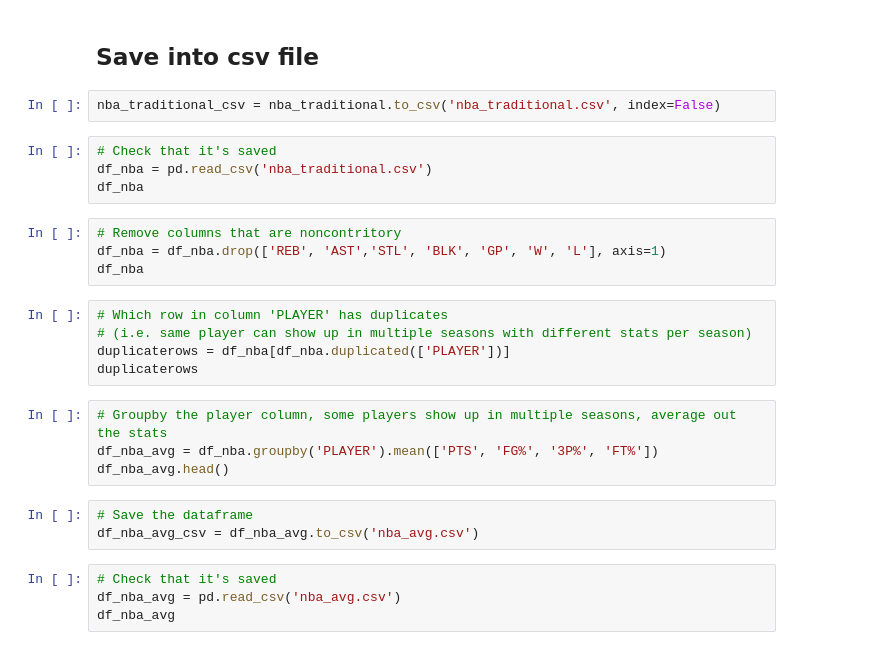
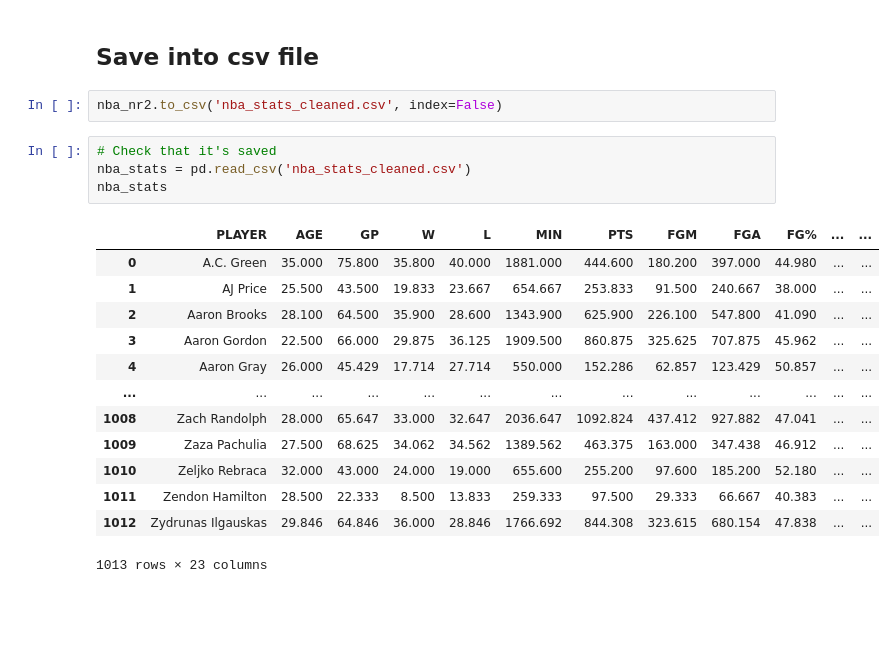
Before and after one commit to sandra-t-3282/NBA_Salary_Regression, a Jupyter notebook: traditional_nba_pipeline_final.ipynb, the cells around one changed output. Drawn from its saved outputs; the diff is of its cells as text; blank space fills up the shorter version.

```diff
--- a/traditional_nba_pipeline_final.ipynb
+++ b/traditional_nba_pipeline_final.ipynb
@@ -312,28 +417,22 @@ nba_traditional.info()
 # %% [markdown]
 ## Save into csv file
 # %%
-nba_traditional_csv = nba_traditional.to_csv('nba_traditional.csv', index=False)
+nba_nr2.to_csv('nba_stats_cleaned.csv', index=False)
 # %%
 # Check that it's saved
-df_nba = pd.read_csv('nba_traditional.csv')
-df_nba
+nba_stats = pd.read_csv('nba_stats_cleaned.csv')
+nba_stats
+# %% [output]
+|  | PLAYER | AGE | GP | W | L | MIN | PTS | FGM | FGA | FG% | ... | ... |
+| 0 | A.C. Green | 35.000 | 75.800 | 35.800 | 40.000 | 1881.000 | 444.600 | 180.200 | 397.000 | 44.980 | ... | ... |
+| 1 | AJ Price | 25.500 | 43.500 | 19.833 | 23.667 | 654.667 | 253.833 | 91.500 | 240.667 | 38.000 | ... | ... |
+| 2 | Aaron Brooks | 28.100 | 64.500 | 35.900 | 28.600 | 1343.900 | 625.900 | 226.100 | 547.800 | 41.090 | ... | ... |
+| 3 | Aaron Gordon | 22.500 | 66.000 | 29.875 | 36.125 | 1909.500 | 860.875 | 325.625 | 707.875 | 45.962 | ... | ... |
+| 4 | Aaron Gray | 26.000 | 45.429 | 17.714 | 27.714 | 550.000 | 152.286 | 62.857 | 123.429 | 50.857 | ... | ... |
+| ... | ... | ... | ... | ... | ... | ... | ... | ... | ... | ... | ... | ... |
+| 1008 | Zach Randolph | 28.000 | 65.647 | 33.000 | 32.647 | 2036.647 | 1092.824 | 437.412 | 927.882 | 47.041 | ... | ... |
+| 1009 | Zaza Pachulia | 27.500 | 68.625 | 34.062 | 34.562 | 1389.562 | 463.375 | 163.000 | 347.438 | 46.912 | ... | ... |
+| 1010 | Zeljko Rebraca | 32.000 | 43.000 | 24.000 | 19.000 | 655.600 | 255.200 | 97.600 | 185.200 | 52.180 | ... | ... |
+| 1011 | Zendon Hamilton | 28.500 | 22.333 | 8.500 | 13.833 | 259.333 | 97.500 | 29.333 | 66.667 | 40.383 | ... | ... |
+| 1012 | Zydrunas Ilgauskas | 29.846 | 64.846 | 36.000 | 28.846 | 1766.692 | 844.308 | 323.615 | 680.154 | 47.838 | ... | ... |
+1013 rows × 23 columns
-# %%
-# Remove columns that are noncontritory
-df_nba = df_nba.drop(['REB', 'AST','STL', 'BLK', 'GP', 'W', 'L'], axis=1)
-df_nba
-# %%
-# Which row in column 'PLAYER' has duplicates
-# (i.e. same player can show up in multiple seasons with different stats per season)
-duplicaterows = df_nba[df_nba.duplicated(['PLAYER'])]
-duplicaterows
-# %%
-# Groupby the player column, some players show up in multiple seasons, average out the stats
-df_nba_avg = df_nba.groupby('PLAYER').mean(['PTS', 'FG%', '3P%', 'FT%'])
-df_nba_avg.head()
-# %%
-# Save the dataframe
-df_nba_avg_csv = df_nba_avg.to_csv('nba_avg.csv')
-# %%
-# Check that it's saved
-df_nba_avg = pd.read_csv('nba_avg.csv')
-df_nba_avg
```
Also changed, not shown: parts of 21 cells of this notebook, 2 other files.
